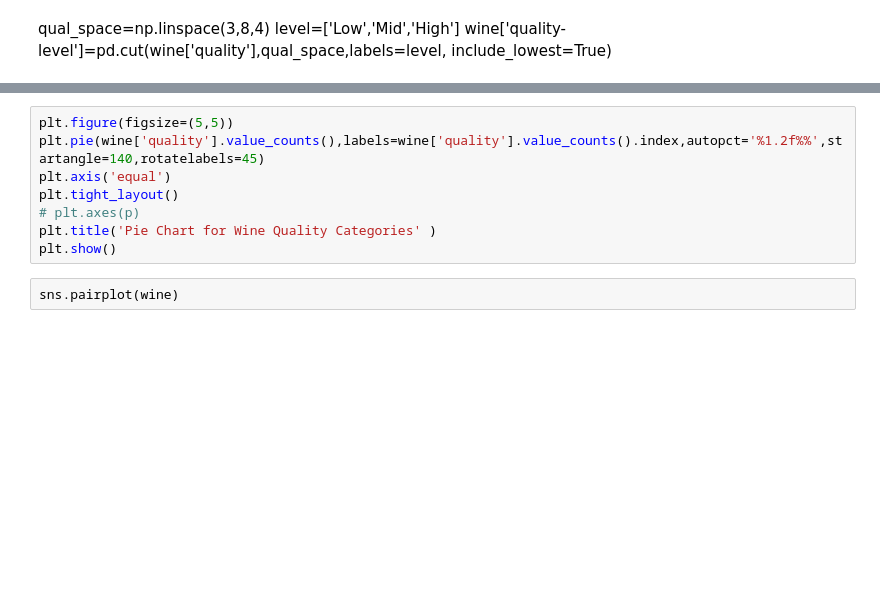
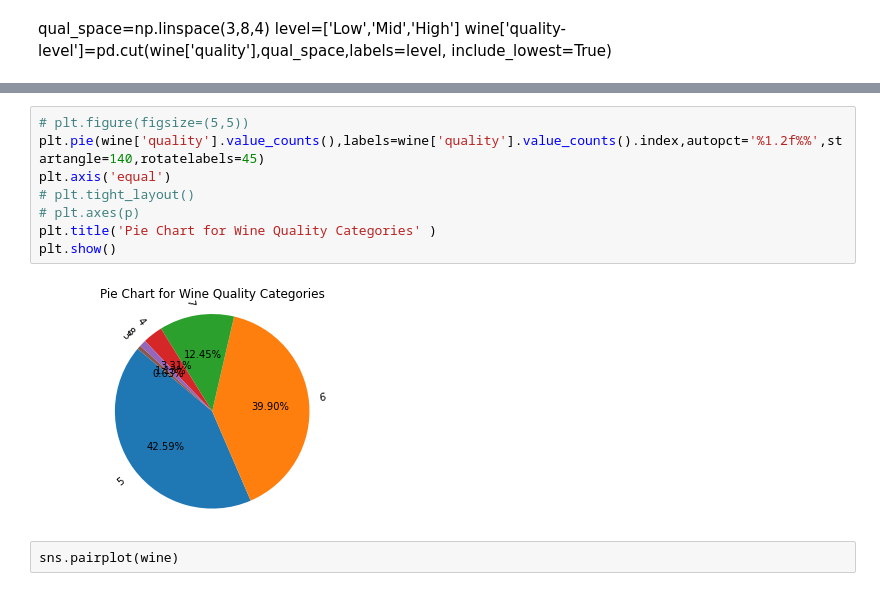
Before and after one commit to imabiodun/Red_Wine_Model, a Jupyter notebook: data wine exploration.ipynb, the cells around one changed output, grey strips where cells are left out. Cells and saved outputs as stored; diff of their text form; blank space fills up the shorter version.

```diff
--- a/data wine exploration.ipynb
+++ b/data wine exploration.ipynb
@@ -51,11 +104,13 @@ plt.title('Count of Quality Outcome')
 # %%
-plt.figure(figsize=(5,5))
+# plt.figure(figsize=(5,5))
 plt.pie(wine['quality'].value_counts(),labels=wine['quality'].value_counts().index,autopct='%1.2f%%',startangle=140,rotatelabels=45)
 plt.axis('equal')
-plt.tight_layout()
+# plt.tight_layout()
 # plt.axes(p)
 plt.title('Pie Chart for Wine Quality Categories' )
 plt.show()
+# %% [output]
+[figure, added]
 # %% [raw]
 sns.pairplot(wine)
 # %%
```
Also changed, not shown: parts of 41 cells of this notebook.
